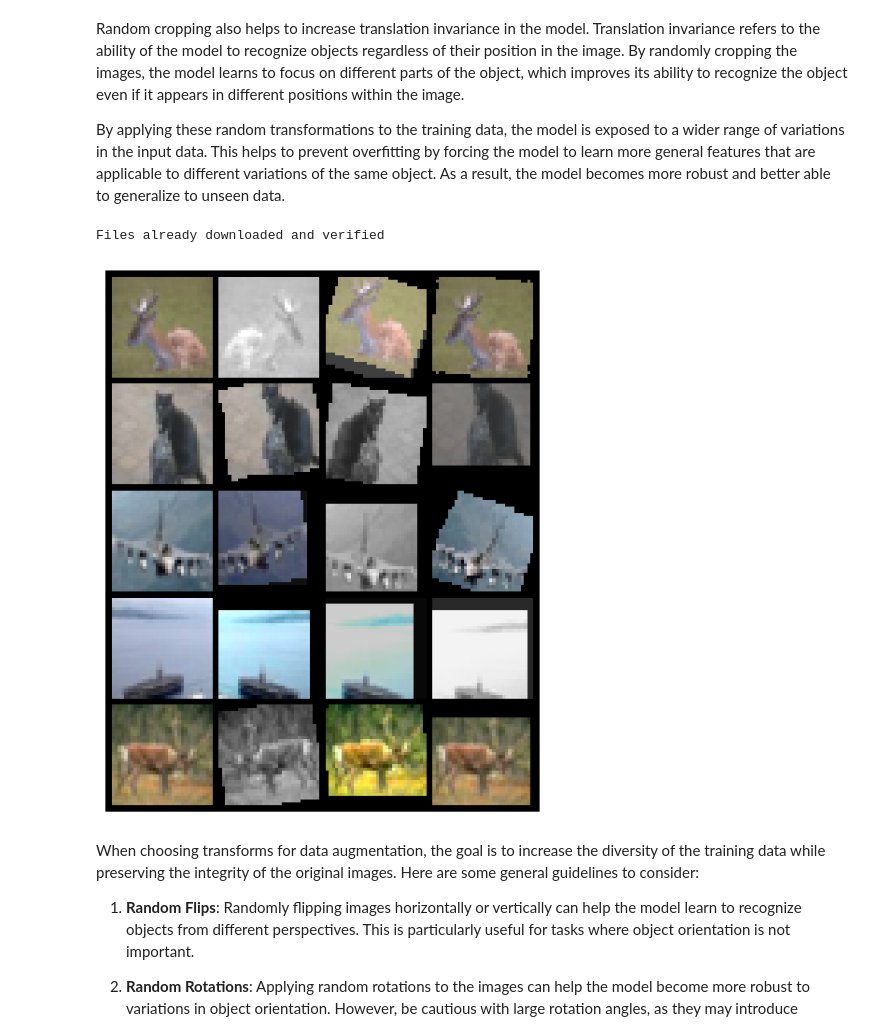
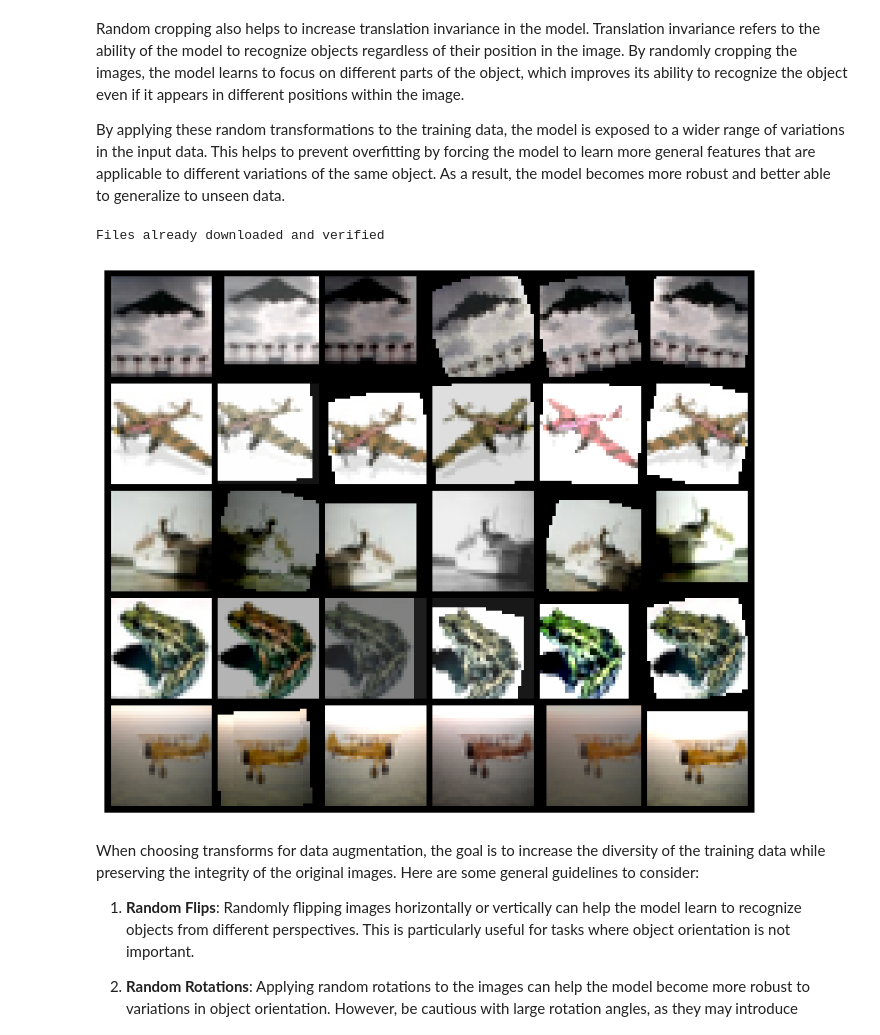
Before and after one commit to nkoranda97/DS776, a Jupyter notebook: Lesson_03_Better_Training/L03_3_Augmentation_with_CIFAR10.ipynb, the cells around one changed output. Saved outputs shown, nothing was run; the diff lists cells and outputs as text; code cells hidden in the pictures.

```diff
--- a/Lesson_03_Better_Training/L03_3_Augmentation_with_CIFAR10.ipynb
+++ b/Lesson_03_Better_Training/L03_3_Augmentation_with_CIFAR10.ipynb
@@ -84,12 +92,6 @@ Random cropping also helps to increase translation invariance in the model. Tran
 
 By applying these random transformations to the training data, the model is exposed to a wider range of variations in the input data. This helps to prevent overfitting by forcing the model to learn more general features that are applicable to different variations of the same object. As a result, the model becomes more robust and better able to generalize to unseen data.
 # %%
-import torch
-import torchvision.transforms as transforms
-import torchvision.utils as vutils
-import matplotlib.pyplot as plt
-import random
-
 def show_random_transformed_images(dataset, m=4, n=4, transform_list=None, num_transforms=1):
     """
     Show a grid of images where each row consists of an original image and its n random transforms.
@@ -110,47 +112,57 @@ def show_random_transformed_images(dataset, m=4, n=4, transform_list=None, num_t
             transforms.RandomCrop(size=32, padding=4)
         ]
 
     # Cap num_transforms at the number of available transforms
     num_transforms = min(num_transforms, len(transform_list))
 
     # Select m random indices from the dataset
     indices = random.sample(range(len(dataset)), m)
     rows = []
 
     for idx in indices:
-        # Get the original image and convert it to a tensor (assuming PIL image in dataset)
+        # Get the original image and its label (assuming PIL image in dataset)
         original_image, _ = dataset[idx]
-        if not isinstance(original_image, torch.Tensor):
-            original_image = transforms.ToTensor()(original_image)
 
-        # Collect n transformed versions of the original image
-        transformed_images = [original_image]
-        for _ in range(n):
-            transformed_image = original_image
-            for _ in range(num_transforms):
-                transform = random.choice(transform_list)
-                transformed_image = transform(transformed_image)
+        # Collect transformed versions of the original image
+        transformed_images = []
+        for i in range(n + 1):  # Ensure original image is processed
+            if i == 0:
+                # No extra transforms for the original image
+                selected_transforms = []
+            else:
+                # Randomly sample a sequence of transforms without replacement
+                selected_transforms = random.sample(transform_list, k=num_transforms)
+
+            # Compose the pipeline
+            composed_transform = transforms.Compose([
+                transforms.ToImage(),                              # convert to tv_tensors.Image
+                transforms.ToDtype(torch.float32, scale=True),     # convert to float32 and scale to [0, 1]
+                *selected_transforms,                              # apply the selected transforms
+                transforms.ToPureTensor()                          # convert to torch.Tensor
+            ])
+
+            # Apply the composed transform
+            transformed_image = composed_transform(original_image)
             transformed_images.append(transformed_image)
 
         # Stack the original and transformed images horizontally
         rows.append(torch.stack(transformed_images))
 
     # Make a grid with m rows
     grid = vutils.make_grid(torch.cat(rows, dim=0), nrow=n+1, padding=2, normalize=True)
 
     # Plot the grid
     plt.figure(figsize=(n * 2, m * 2))
     plt.axis('off')
     plt.imshow(grid.permute(1, 2, 0))
     plt.show()
 
 
-import torchvision.datasets as datasets
-cifar10 = datasets.CIFAR10(root=data_dir, train=True, download=True)
-show_random_transformed_images(cifar10, m=5, n=3, num_transforms=5)
+cifar10 = CIFAR10(root=DATA_PATH, train=True, download=True)
+show_random_transformed_images(cifar10, m=5, n=5, num_transforms=3)
 # %% [output]
 Files already downloaded and verified
-[figure, old version]
+[figure, new version]
 # %% [markdown]
 When choosing transforms for data augmentation, the goal is to increase the diversity of the training data while preserving the integrity of the original images. Here are some general guidelines to consider:
 
```
Also changed, not shown: parts of 13 cells of this notebook, 29 other files.
